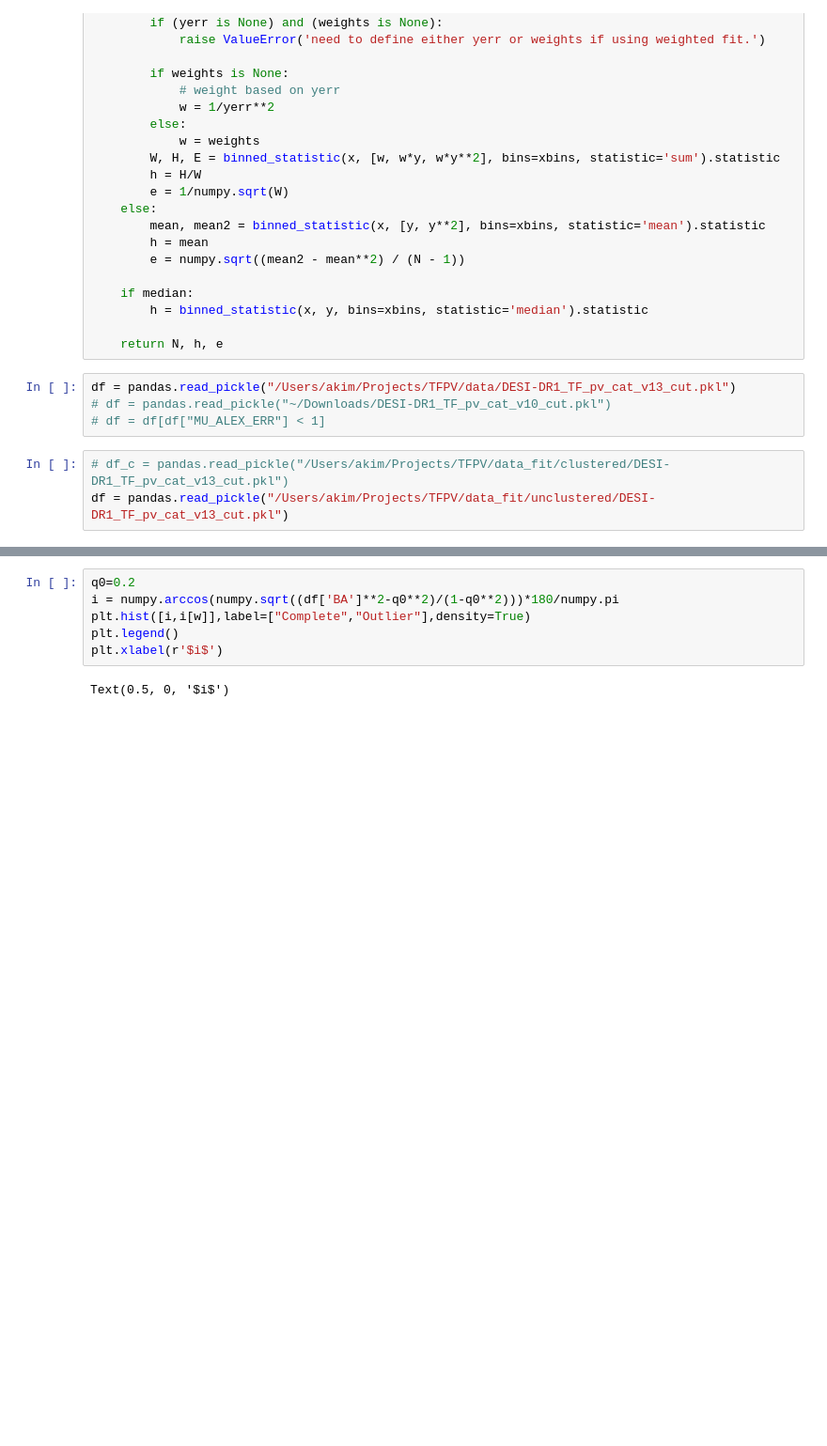
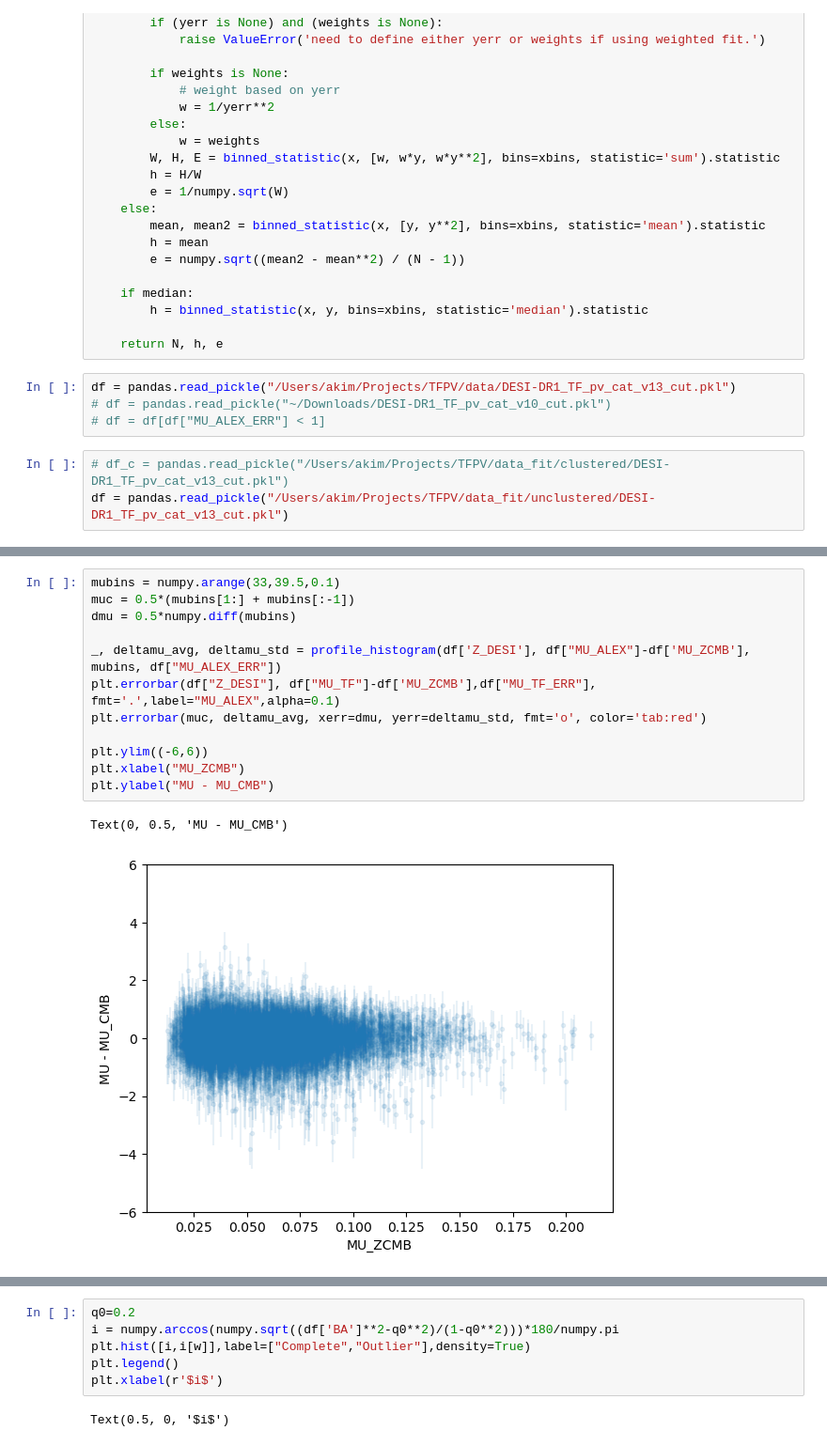
Before and after one commit to AlexGKim/TFPV, a Jupyter notebook: nb/FitResults.ipynb, the cells around one changed output, grey strips where cells are left out. Shown at 94% size. Drawn from its saved outputs; the diff is of its cells as text; blank space fills up the shorter version.

```diff
--- a/nb/FitResults.ipynb
+++ b/nb/FitResults.ipynb
@@ -89,3 +89,18 @@ Text(0, 0.5, 'MU - MU_CMB')
+# %%
+mubins = numpy.arange(33,39.5,0.1)
+muc = 0.5*(mubins[1:] + mubins[:-1])
+dmu = 0.5*numpy.diff(mubins)
+
+_, deltamu_avg, deltamu_std = profile_histogram(df['Z_DESI'], df["MU_ALEX"]-df['MU_ZCMB'], mubins, df["MU_ALEX_ERR"])
+plt.errorbar(df["Z_DESI"], df["MU_TF"]-df['MU_ZCMB'],df["MU_TF_ERR"], fmt='.',label="MU_ALEX",alpha=0.1)
+plt.errorbar(muc, deltamu_avg, xerr=dmu, yerr=deltamu_std, fmt='o', color='tab:red')
+
+plt.ylim((-6,6))
+plt.xlabel("MU_ZCMB")
+plt.ylabel("MU - MU_CMB")
+# %% [output]
+Text(0, 0.5, 'MU - MU_CMB')
+[figure, added]
 # %%
 mubins = numpy.arange(50,400,10)
 muc = 0.5*(mubins[1:] + mubins[:-1])
```
Also changed, not shown: parts of 13 cells of this notebook.
